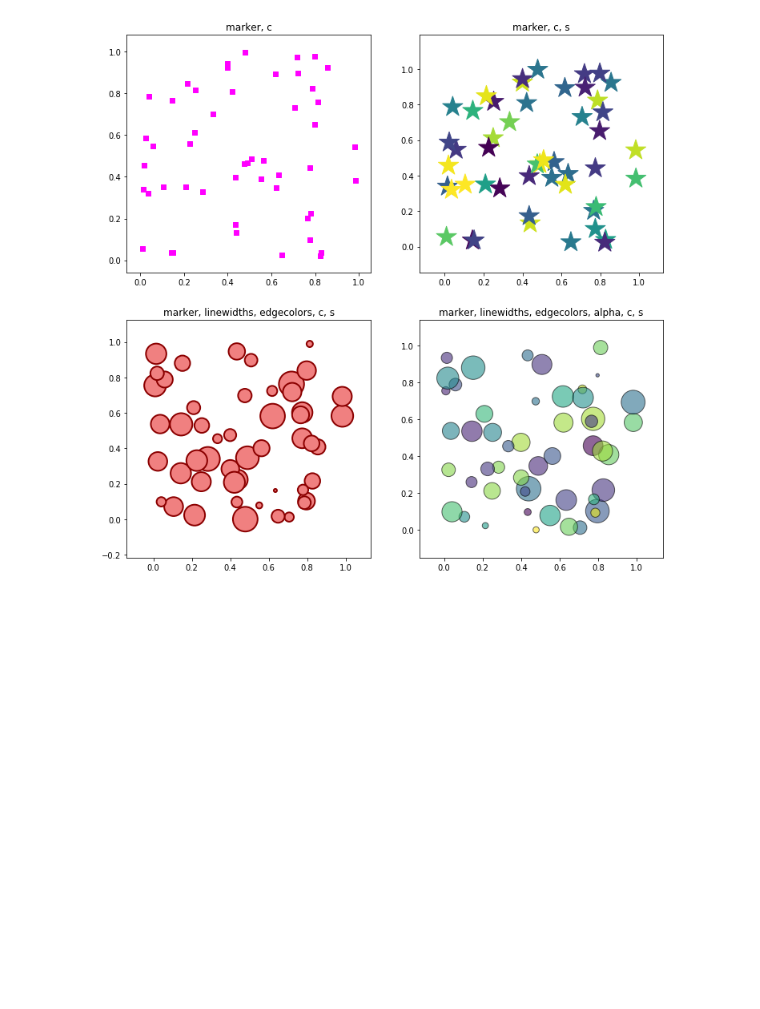
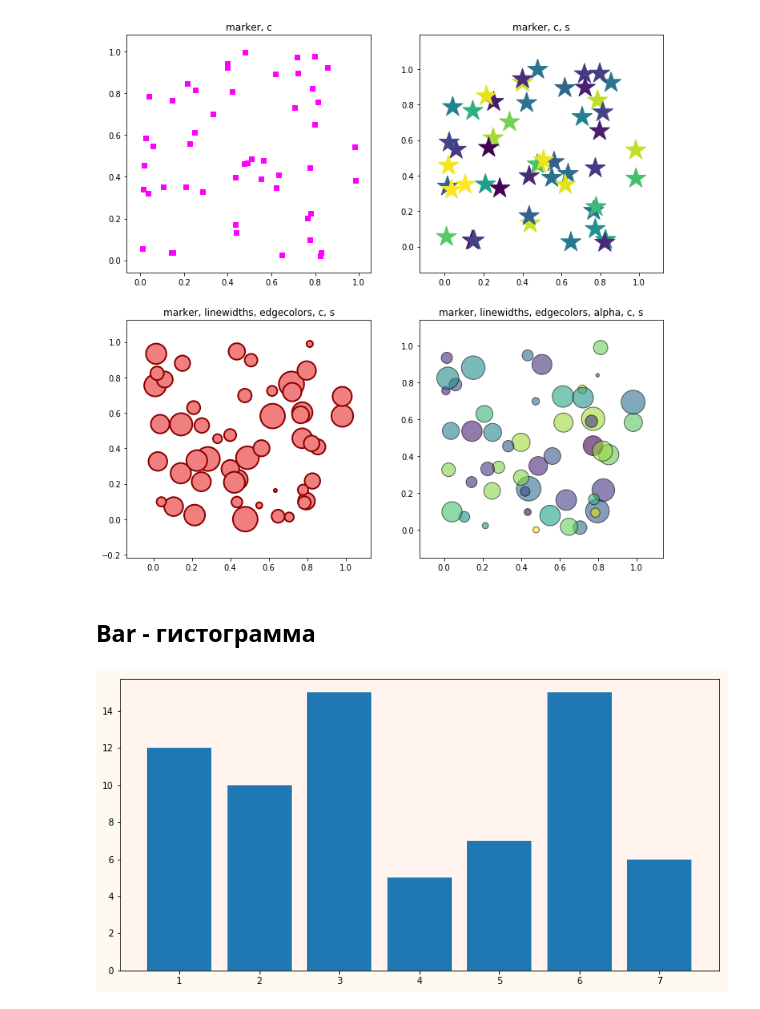
Before and after one commit to KonstantinKlepikov/cs224w-homwork, a Jupyter notebook: matplotlibe-learning.ipynb, the cells around one changed output. Drawn from its saved outputs; the diff is of its cells as text; code cells hidden in the pictures; blank space fills up the shorter version.

```diff
--- a/matplotlibe-learning.ipynb
+++ b/matplotlibe-learning.ipynb
@@ -897,3 +897,23 @@ fig.set_figheight(12)    #  высота "Figure"
 plt.show()
 # %% [output]
 [figure]
+# %% [markdown]
+## Bar - гистограмма
+# %%
+# простейшая
+
+x = np.arange(1, 8)
+y = np.random.randint(1, 20, size = 7)
+
+fig, ax = plt.subplots()
+
+ax.bar(x, y)
+
+ax.set_facecolor('seashell')
+fig.set_facecolor('floralwhite')
+fig.set_figwidth(12)    #  ширина Figure
+fig.set_figheight(6)    #  высота Figure
+
+plt.show()
+# %% [output]
+[figure, added]
```
Also changed, not shown: parts of 27 cells of this notebook.
